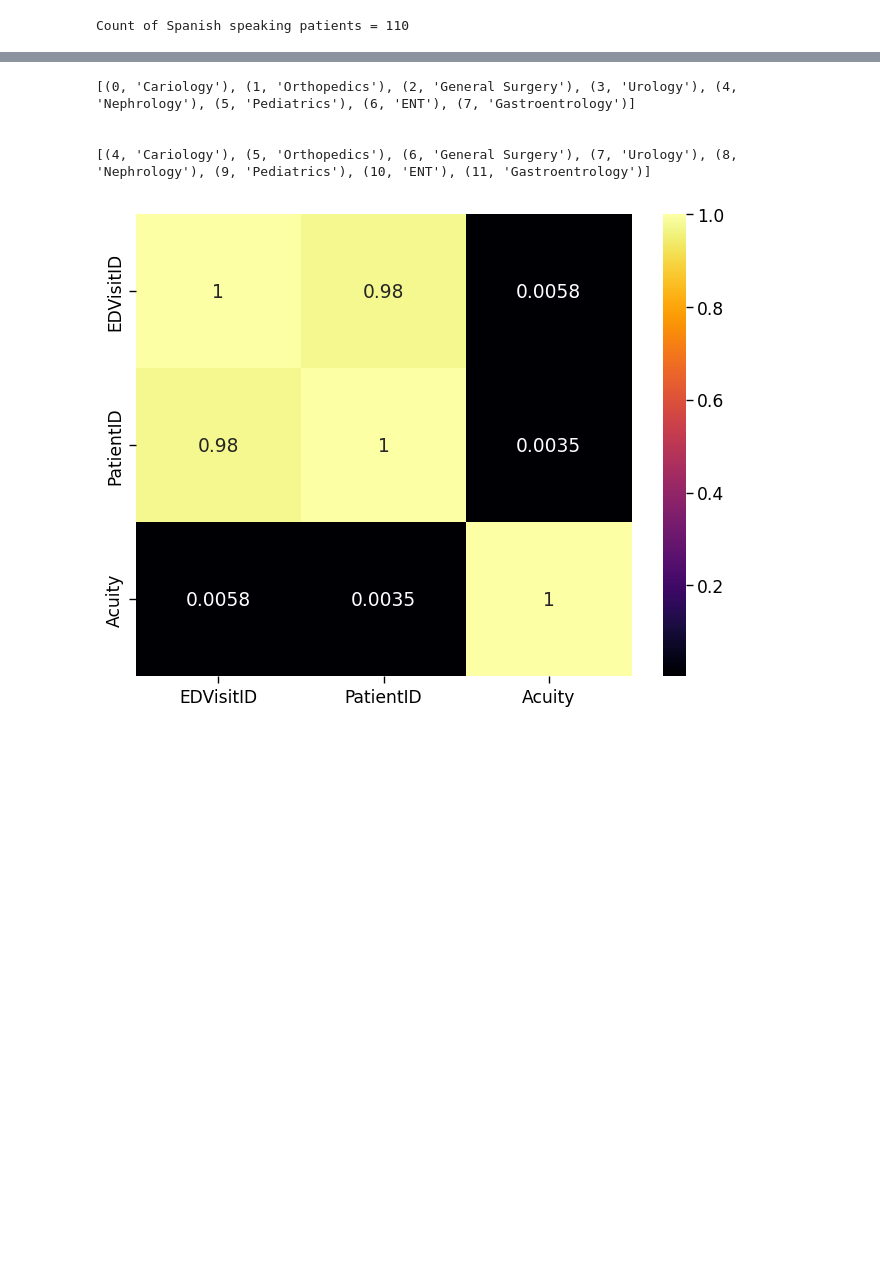
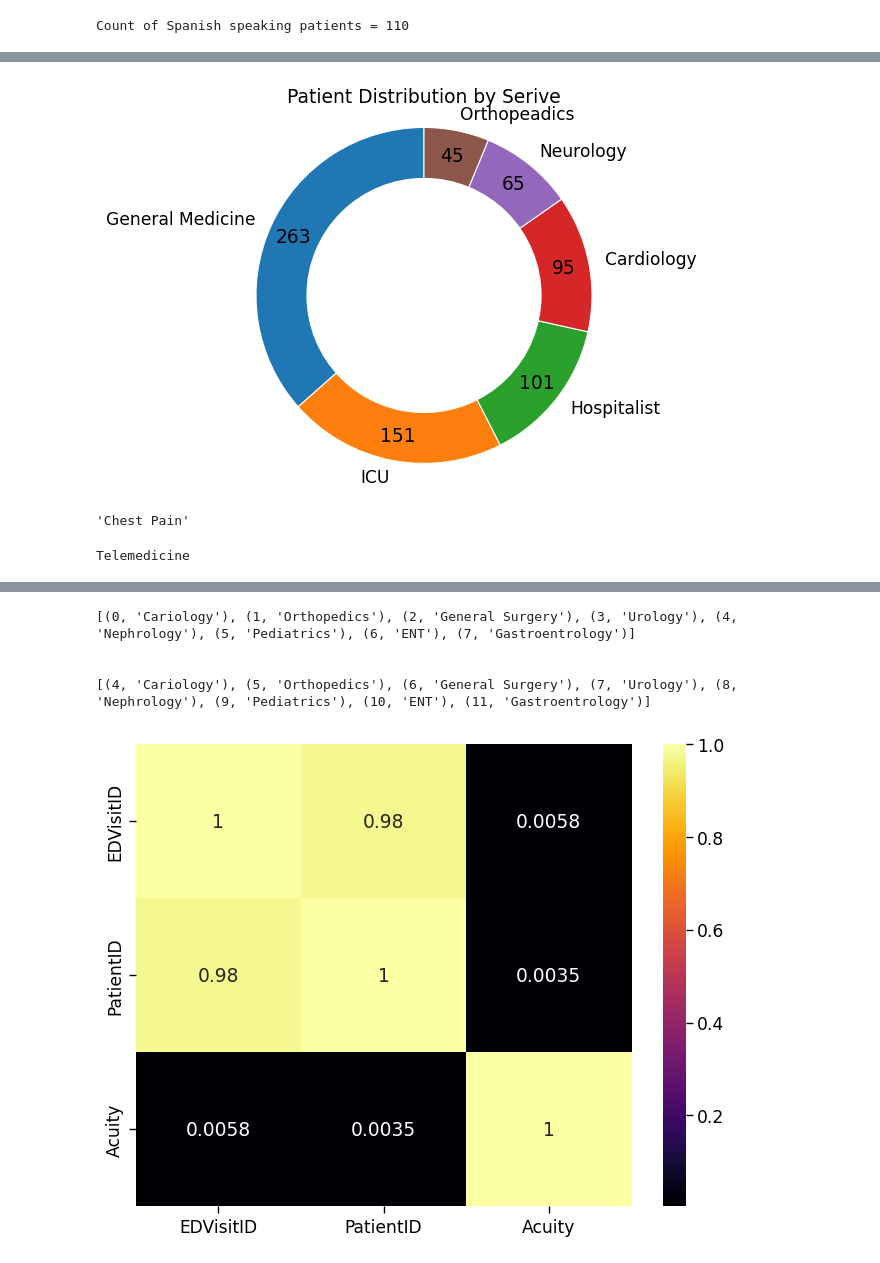
Before and after one commit to akilarvn/Python-Hackathon, a Jupyter notebook: DataEagles_FinalQuestions.ipynb, the cells around one changed output, grey strips where cells are left out. Saved outputs shown, nothing was run; the diff lists cells and outputs as text; code cells hidden in the pictures; blank space fills up the shorter version.

```diff
--- a/DataEagles_FinalQuestions.ipynb
+++ b/DataEagles_FinalQuestions.ipynb
@@ -253,23 +273,0 @@ plt.show()
-# %%
-#Question 18:Display the data where actual LOS is greater than expected LOS.
-
-#ReadmissionRegistry = pd.read_excel('HospitalDatabase.xlsx', sheet_name = 'ReAdmissionRegistry')
-ReadmissionRegistry['AdmissionDate'] = pd.to_datetime(ReadmissionRegistry['AdmissionDate'])
-ReadmissionRegistry['DischargeDate'] = pd.to_datetime(ReadmissionRegistry['DischargeDate'])
-ReadmissionRegistry['LengthOfStay'] = (ReadmissionRegistry['DischargeDate'].dt.date - ReadmissionRegistry['AdmissionDate'].dt.date).dt.days
-ExpectedLOS='ExpectedLOS'
-length_columns = ['LengthOfStay','ExpectedLOS']
-data = ReadmissionRegistry[ReadmissionRegistry[length_columns[0]] > ReadmissionRegistry[length_columns[1]]]
-print(data)
-# %%
-#Question 19:Display the average LOS based on Service and Discharge Disposition(Maintain the column Hierarchy).
-
-#ReadmissionRegistry = pd.read_excel('HospitalDatabase.xlsx', sheet_name = 'ReAdmissionRegistry')
-ReadmissionRegistry['AdmissionDate'] = pd.to_datetime(ReadmissionRegistry['AdmissionDate'])
-ReadmissionRegistry['DischargeDate'] = pd.to_datetime(ReadmissionRegistry['DischargeDate'])
-ReadmissionRegistry['LengthOfStay'] = (ReadmissionRegistry['DischargeDate'].dt.date - ReadmissionRegistry['AdmissionDate'].dt.date).dt.days
-Service = 'Service'
-DischargeDisposition = 'DischargeDisposition'
-LengthOfStay= 'LengthOfStay'
-average_length_by_service_disposition =ReadmissionRegistry.groupby([Service, DischargeDisposition])['LengthOfStay'].mean()
-print(average_length_by_service_disposition)
@@ -319,7 +273,0 @@ plt.show()
-# %%
-#Question 36 - Create a heat map on Readmission Registry table to find correlation between columns values.
-plt.figure(figsize=(8,6))
-sns.set_context('paper',font_scale=1.4)
-Readm_Matrix = ReadmissionRegistry.corr(numeric_only = 'False')
-sns.heatmap(Readm_Matrix, annot=True,cmap='Greens')
-plt.show()
@@ -448,0 +387,32 @@ plt.show()
+# %%
+#Question 20 - Display using a donut chart the patient count in the ReAdmissionRegistry.
+
+# To calculate the count of patients for each service
+Patientct_Service = ReadmissionRegistry['Service'].value_counts()
+
+# Code to create donut chart
+fig, ax = plt.subplots()
+ax.pie(Patientct_Service, labels=Patientct_Service.index, autopct=lambda p: '{:.0f}'.format(p * sum(Patientct_Service) / 100), startangle=90, pctdistance=0.85, wedgeprops={'edgecolor': 'white'})
+centre_circle = plt.Circle((0, 0), 0.70, fc='white')
+fig.gca().add_artist(centre_circle)
+ax.axis('equal')
+
+plt.title('Patient Distribution by Service')
+plt.show()
+# %% [output]
+[figure, added]
+# %%
+#Q21:Find reasonForVisit with highest count of acuity 5 patients.
+# pandas and EDUnique is refered as ED unique sheet in our data set
+df1=EDUnique.loc[(EDUnique['Acuity'] == 5)]
+df1['ReasonForVisit'].value_counts().idxmax()
+# %% [output]
+'Chest Pain'
+# %%
+#Q22: Find the visit type with maximum 'No Show'.
+
+df1=AmbulatoryVisits.groupby('VisitStatus')
+df2=df1.get_group('No Show').max()
+print(df2['VisitType'])
+# %% [output]
+Telemedicine
```
Also changed, not shown: parts of 78 cells of this notebook.
